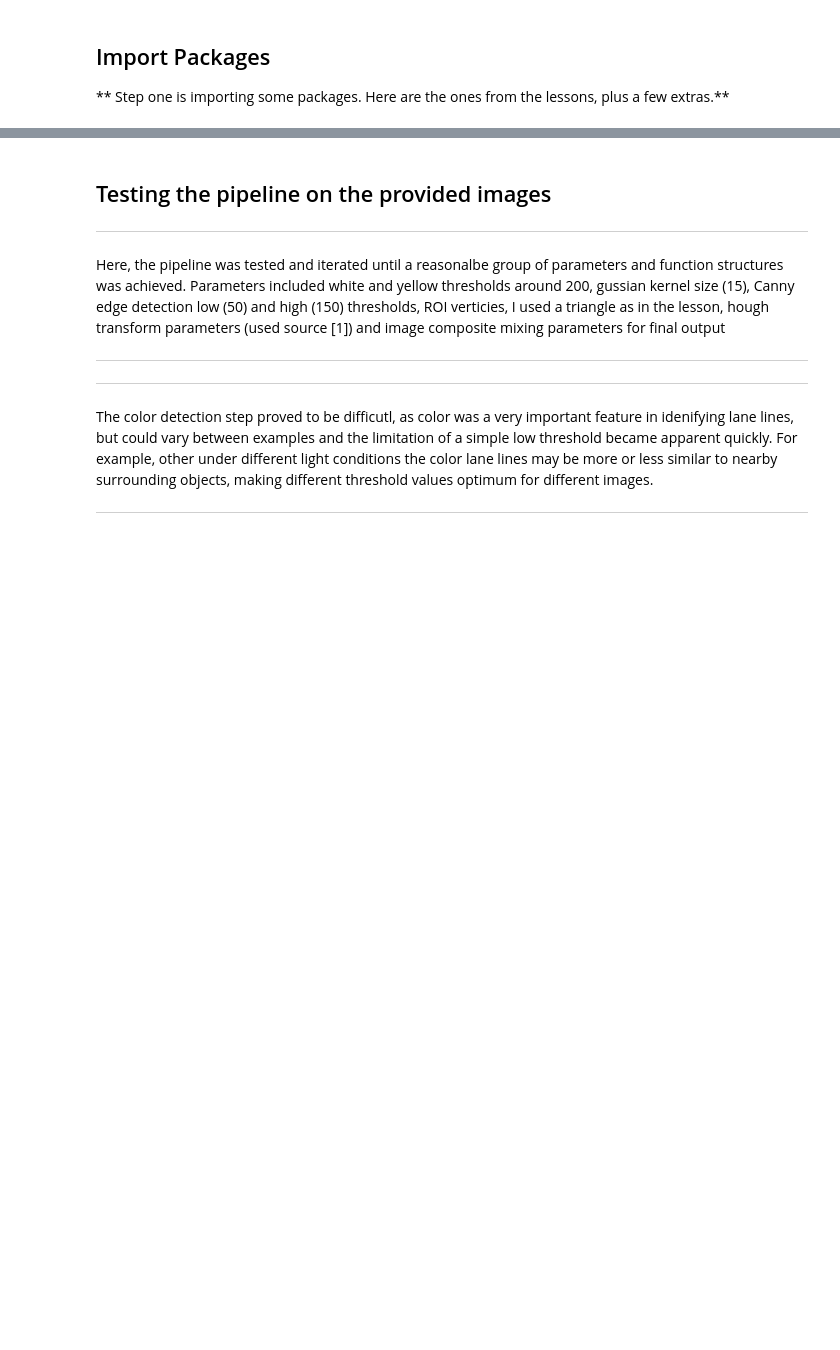
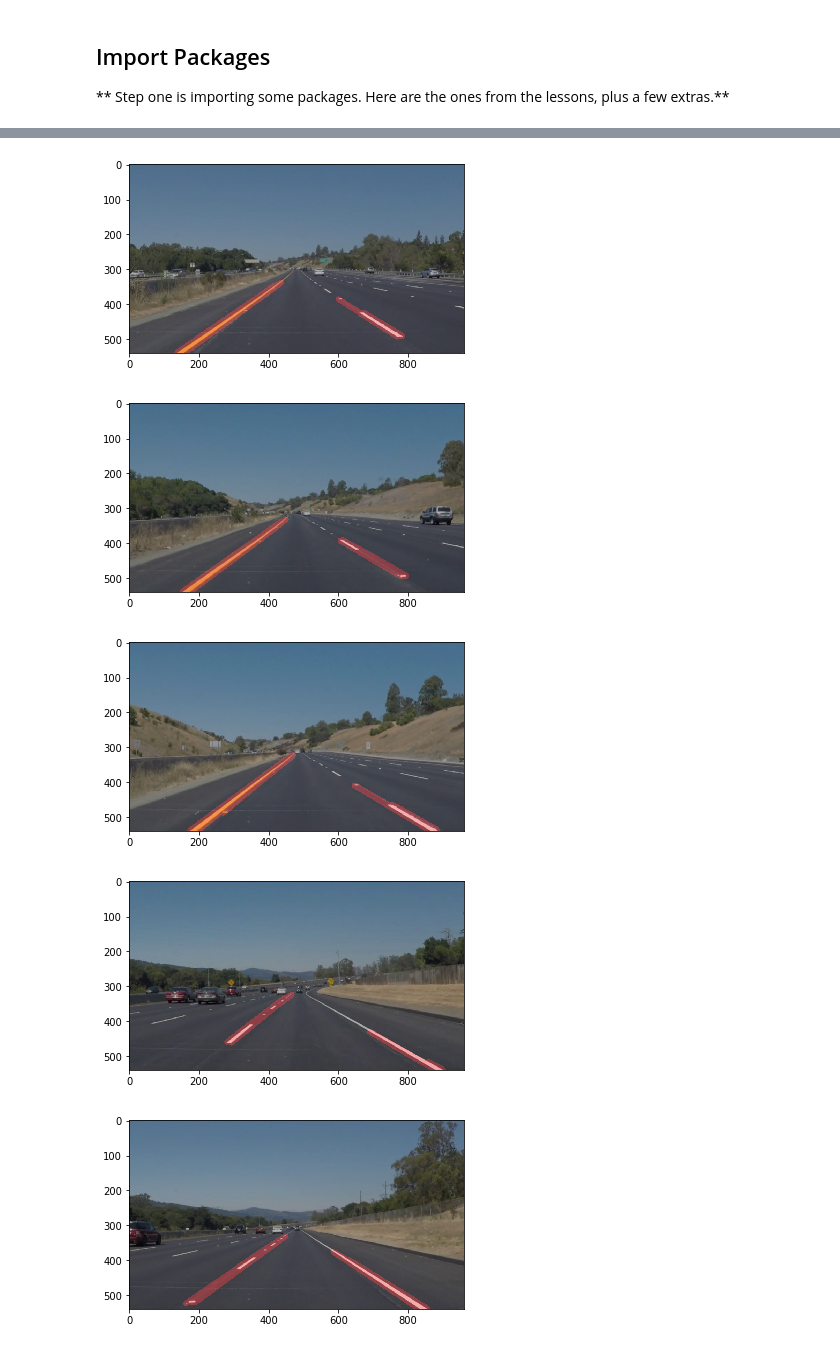
Before and after one commit to drmerlot/Self-Driving-Car-Finding-Lane-Lines, a Jupyter notebook: P1.ipynb, the cells around one changed output, grey strips where cells are left out. Drawn from its saved outputs; the diff is of its cells as text; code cells hidden in the pictures; blank space fills up the shorter version.

```diff
--- a/P1.ipynb
+++ b/P1.ipynb
@@ -362,14 +136,0 @@ array([[[143, 538, 389, 366]],
-# %% [markdown]
-## Testing the pipeline on the provided images
-***
-Here, the pipeline was tested and iterated until a reasonalbe group of parameters
-and function structures was achieved. Parameters included white and yellow thresholds around 200,
-gussian kernel size (15), Canny edge detection low (50) and high (150) thresholds, ROI verticies,
-I used a triangle as in the lesson, hough transform parameters (used source [1])
-and image composite mixing parameters for final output
-***
-
-***
-The color detection step proved to be difficutl, as color was a very important feature in idenifying lane lines, but could vary between examples and the limitation of a simple low threshold became apparent quickly. For example, other under different
-light conditions the color lane lines may be more or less similar to nearby surrounding objects, making different threshold values optimum for different images.
-***
@@ -375,0 +144,32 @@ light conditions the color lane lines may be more or less similar to nearby surr
+# %%
+# test pipline
+def test_lines(img):
+    #img1 = select_rgb_white_yellow(img) # source [1]
+    img2 = grayscale(img)
+    img3 = gaussian_blur(img2, kernel_size = 5)
+    img4 = canny(img3, 50, 150)
+
+    # define the roi extents
+    left_bottom = [0, 539]
+    right_bottom = [900, 539]
+    apex = [475, 320]
+    vertices = np.array([[left_bottom, right_bottom, apex]], dtype=np.int32)
+
+    # cut image to roi
+    img_roi = region_of_interest(img4, vertices)
+
+    # hough transform from helper functions
+    img6 = hough_lines(img_roi)
+    img7 = weighted_img(img6, img)
+    return img7
+
+# loop through the test images and plot result
+for img in test_images:
+    plt.figure()
+    plt.imshow(test_lines(img))
+# %% [output]
+[figure, added]
+[figure, added]
+[figure, added]
+[figure, added]
+[figure, added]
```
Also changed, not shown: parts of 23 cells of this notebook.
